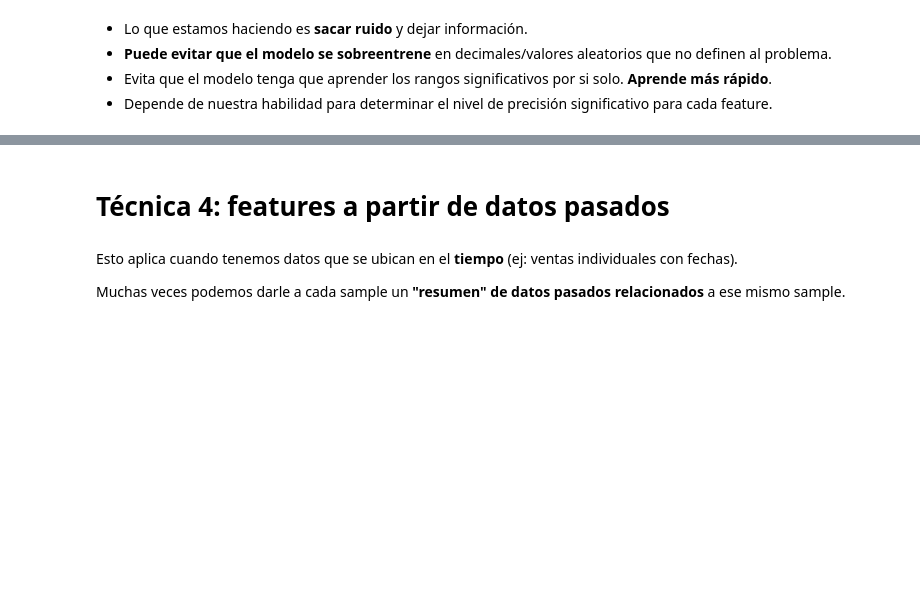
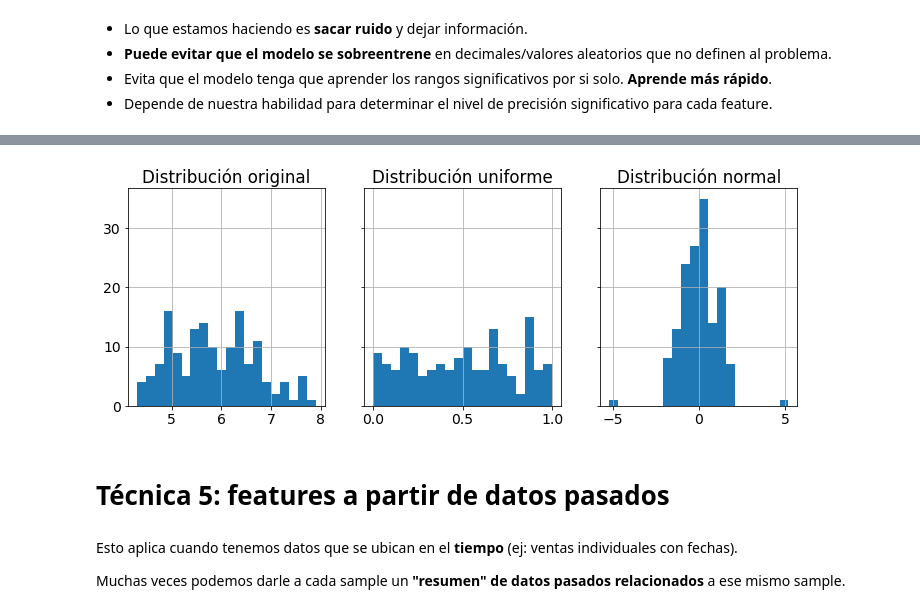
Before and after one commit to ucseml-team/machine-learning-course, a Jupyter notebook: feature_engineering.ipynb, the cells around one changed output, grey strips where cells are left out. Cells and saved outputs as stored; diff of their text form; code cells hidden in the pictures; blank space fills up the shorter version.

```diff
--- a/feature_engineering.ipynb
+++ b/feature_engineering.ipynb
@@ -39,0 +36,12 @@ Pero si nuestros datos de entrada ya están elevados a algún exponente, ahora s
+# %%
+%matplotlib inline
+from ipywidgets import interact_manual
+import matplotlib.pyplot as plt
+import numpy as np
+import pandas as pd
+from sklearn import datasets
+from sklearn.linear_model import LinearRegression, LogisticRegression
+from sklearn import metrics
+from sklearn.preprocessing import QuantileTransformer
+font = {'size': 14}
+plt.rc('font', **font)
@@ -79,5 +143,35 @@ Redondear o convertir a rangos fijos (binning) esos números puede ayudar mucho.
+# %%
+def plot_histogram_transformation():
+    iris = datasets.load_iris()
+
+    data = pd.DataFrame(iris.data,
+                        columns=[x[:-5].replace(' ', '_') for x in iris.feature_names])
+
+    fig, axis = plt.subplots(1, 3, figsize=(12, 4), sharey=True)
+
+    x = data.sepal_length
+    x.hist(ax=axis[0], bins=20)
+    axis[0].set_title('Distribución original')
+
+    tr = QuantileTransformer(n_quantiles=50, output_distribution='uniform')
+    tr.fit(x.to_frame())
+
+    x2 = tr.transform(x.to_frame())
+    pd.Series(x2.flatten()).hist(ax=axis[1], bins=20)
+    axis[1].set_title('Distribución uniforme')
+
+    tr = QuantileTransformer(n_quantiles=50, output_distribution='normal')
+    tr.fit(x.to_frame())
+
+    x2 = tr.transform(x.to_frame())
+    pd.Series(x2.flatten()).hist(ax=axis[2], bins=20)
+    axis[2].set_title('Distribución normal')
+# %%
+plot_histogram_transformation()
+# %% [output]
+[figure, added]
 # %% [markdown]
-# Técnica 4: features a partir de datos pasados
+# Técnica 5: features a partir de datos pasados
 # %% [markdown]
 Esto aplica cuando tenemos datos que se ubican en el **tiempo** (ej: ventas individuales con fechas).
 
```
Also changed, not shown: parts of 6 cells of this notebook, 1 other file.
